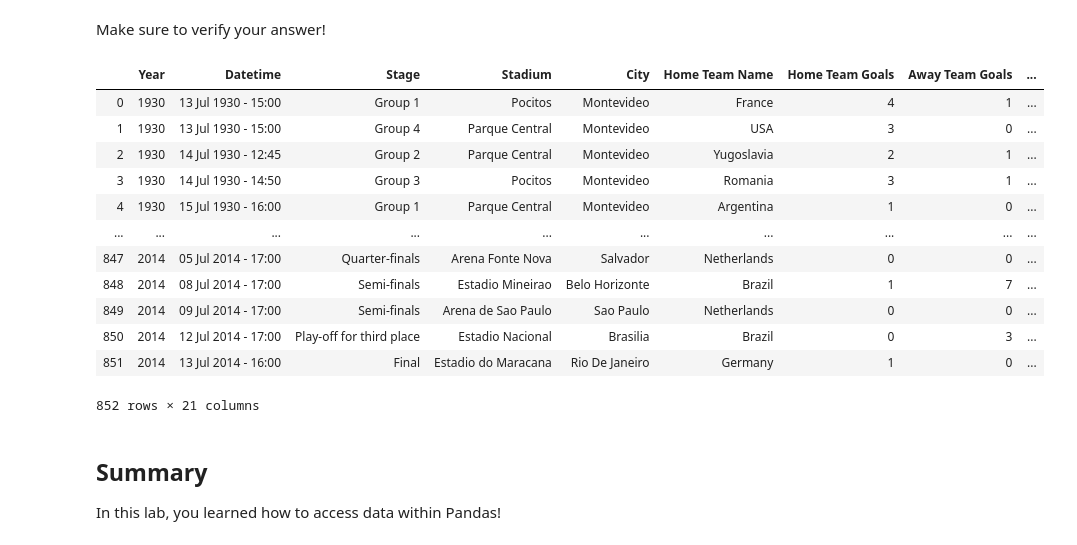
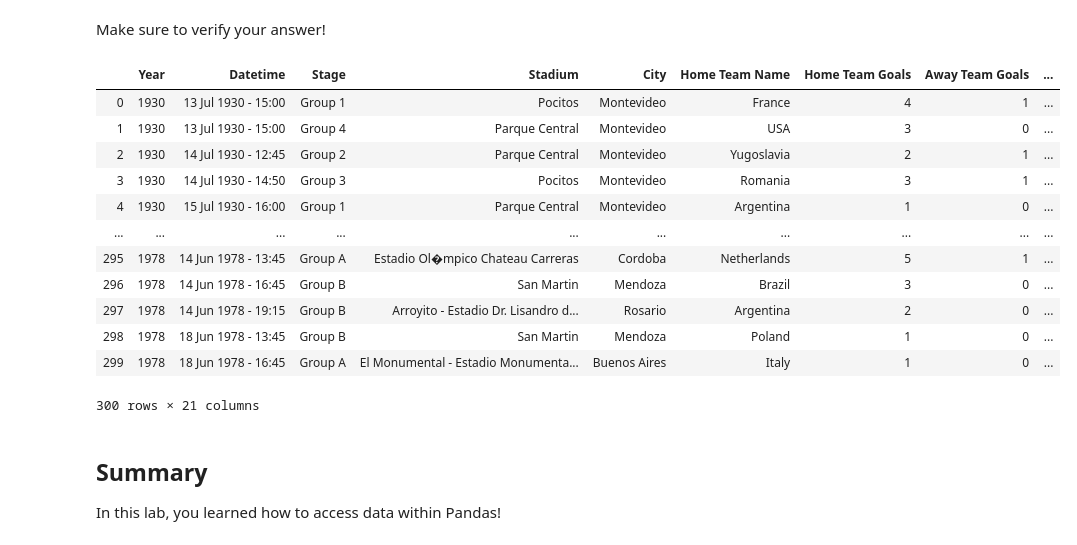
Before and after one commit to OsterMendel/dsc-accessing-data-with-pandas-lab-nyc-ds-021720, a Jupyter notebook: index.ipynb, the cells around one changed output. Saved outputs shown, nothing was run; the diff lists cells and outputs as text; code cells hidden in the pictures.

```diff
--- a/index.ipynb
+++ b/index.ipynb
@@ -242,21 +242,21 @@ df.loc[(df['Away Team Initials'] =='KOR') | (df['Away Team Initials'] =='PRK'),
 Make sure to verify your answer!
 # %%
 # Check the updated columns
-df[:]
+df[:300]
 # %% [output]
 |  | Year | Datetime | Stage | Stadium | City | Home Team Name | Home Team Goals | Away Team Goals | ... |
 | 0 | 1930 | 13 Jul 1930 - 15:00 | Group 1 | Pocitos | Montevideo | France | 4 | 1 | ... |
 | 1 | 1930 | 13 Jul 1930 - 15:00 | Group 4 | Parque Central | Montevideo | USA | 3 | 0 | ... |
 | 2 | 1930 | 14 Jul 1930 - 12:45 | Group 2 | Parque Central | Montevideo | Yugoslavia | 2 | 1 | ... |
 | 3 | 1930 | 14 Jul 1930 - 14:50 | Group 3 | Pocitos | Montevideo | Romania | 3 | 1 | ... |
 | 4 | 1930 | 15 Jul 1930 - 16:00 | Group 1 | Parque Central | Montevideo | Argentina | 1 | 0 | ... |
 | ... | ... | ... | ... | ... | ... | ... | ... | ... | ... |
-| 847 | 2014 | 05 Jul 2014 - 17:00 | Quarter-finals | Arena Fonte Nova | Salvador | Netherlands | 0 | 0 | ... |
-| 848 | 2014 | 08 Jul 2014 - 17:00 | Semi-finals | Estadio Mineirao | Belo Horizonte | Brazil | 1 | 7 | ... |
-| 849 | 2014 | 09 Jul 2014 - 17:00 | Semi-finals | Arena de Sao Paulo | Sao Paulo | Netherlands | 0 | 0 | ... |
-| 850 | 2014 | 12 Jul 2014 - 17:00 | Play-off for third place | Estadio Nacional | Brasilia | Brazil | 0 | 3 | ... |
-| 851 | 2014 | 13 Jul 2014 - 16:00 | Final | Estadio do Maracana | Rio De Janeiro | Germany | 1 | 0 | ... |
+| 295 | 1978 | 14 Jun 1978 - 13:45 | Group A | Estadio Ol�mpico Chateau Carreras | Cordoba | Netherlands | 5 | 1 | ... |
+| 296 | 1978 | 14 Jun 1978 - 16:45 | Group B | San Martin | Mendoza | Brazil | 3 | 0 | ... |
+| 297 | 1978 | 14 Jun 1978 - 19:15 | Group B | Arroyito - Estadio Dr. Lisandro d... | Rosario | Argentina | 2 | 0 | ... |
+| 298 | 1978 | 18 Jun 1978 - 13:45 | Group B | San Martin | Mendoza | Poland | 1 | 0 | ... |
+| 299 | 1978 | 18 Jun 1978 - 16:45 | Group A | El Monumental - Estadio Monumenta... | Buenos Aires | Italy | 1 | 0 | ... |
-852 rows × 21 columns
+300 rows × 21 columns
 # %% [markdown]
 ## Summary
 
```
